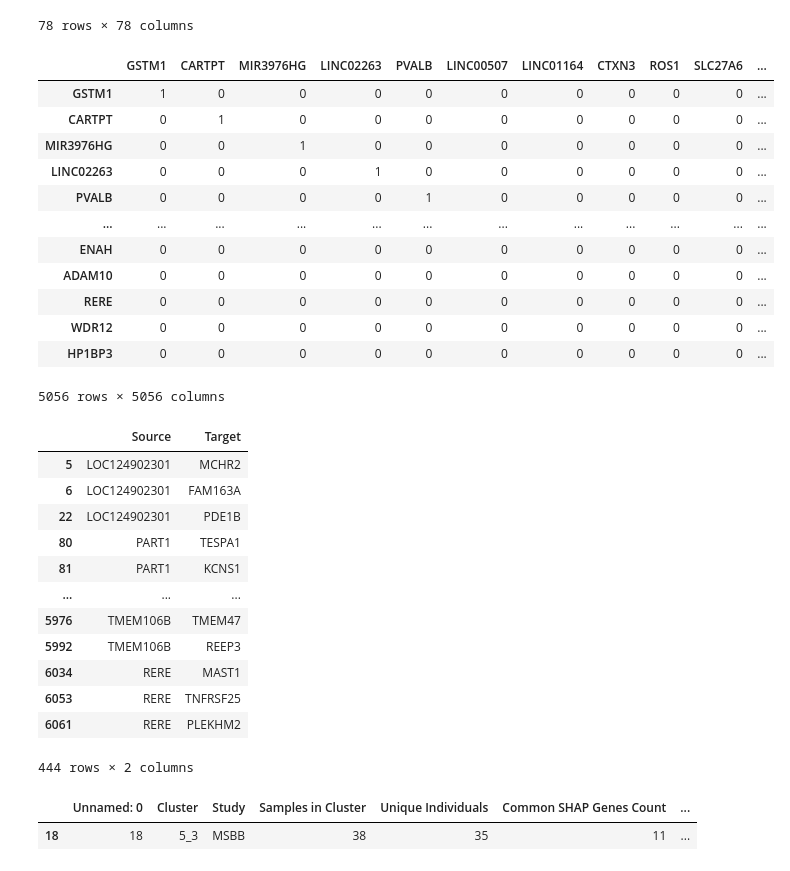
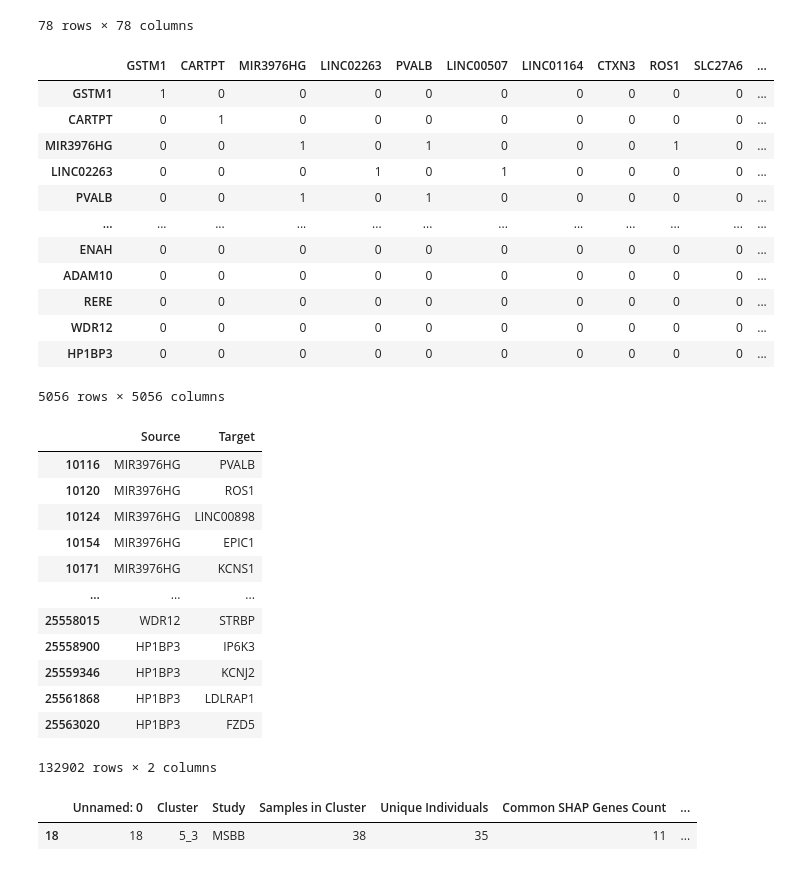
Before and after one commit to mmottaqii/AD-Biomarkers-MultiOmics, a Jupyter notebook: scripts/review_aug_26.ipynb, the cells around one changed output. Drawn from its saved outputs; the diff is of its cells as text; code cells hidden in the pictures.

```diff
--- a/scripts/review_aug_26.ipynb
+++ b/scripts/review_aug_26.ipynb
@@ -4160,15 +4036,15 @@ adjacency_df
 | RERE | 0 | 0 | 0 | 0 | 0 | 0 | 0 | 0 | 0 | 0 | ... |
 78 rows × 78 columns
 # %%
-adjacency_df = pd.read_csv("~/rnaseq_synapse/adjacency_matrix/rnaseq_synapse/adj_mat_8_2.csv", index_col=0)
+adjacency_df = pd.read_csv("~/rnaseq_synapse/adjacency_matrix/rnaseq_synapse/adj_mat_5_3.csv", index_col=0)
 adjacency_df
 # %% [output]
 |  | GSTM1 | CARTPT | MIR3976HG | LINC02263 | PVALB | LINC00507 | LINC01164 | CTXN3 | ROS1 | SLC27A6 | ... |
 | GSTM1 | 1 | 0 | 0 | 0 | 0 | 0 | 0 | 0 | 0 | 0 | ... |
 | CARTPT | 0 | 1 | 0 | 0 | 0 | 0 | 0 | 0 | 0 | 0 | ... |
-| MIR3976HG | 0 | 0 | 1 | 0 | 0 | 0 | 0 | 0 | 0 | 0 | ... |
-| LINC02263 | 0 | 0 | 0 | 1 | 0 | 0 | 0 | 0 | 0 | 0 | ... |
-| PVALB | 0 | 0 | 0 | 0 | 1 | 0 | 0 | 0 | 0 | 0 | ... |
+| MIR3976HG | 0 | 0 | 1 | 0 | 1 | 0 | 0 | 0 | 1 | 0 | ... |
+| LINC02263 | 0 | 0 | 0 | 1 | 0 | 1 | 0 | 0 | 0 | 0 | ... |
+| PVALB | 0 | 0 | 1 | 0 | 1 | 0 | 0 | 0 | 0 | 0 | ... |
 | ... | ... | ... | ... | ... | ... | ... | ... | ... | ... | ... | ... |
 | ENAH | 0 | 0 | 0 | 0 | 0 | 0 | 0 | 0 | 0 | 0 | ... |
 | ADAM10 | 0 | 0 | 0 | 0 | 0 | 0 | 0 | 0 | 0 | 0 | ... |
@@ -4196,18 +4072,18 @@ edges = edges.drop_duplicates()
 edges
 # %% [output]
 |  | Source | Target |
-| 5 | LOC124902301 | MCHR2 |
-| 6 | LOC124902301 | FAM163A |
-| 22 | LOC124902301 | PDE1B |
-| 80 | PART1 | TESPA1 |
-| 81 | PART1 | KCNS1 |
+| 10116 | MIR3976HG | PVALB |
+| 10120 | MIR3976HG | ROS1 |
+| 10124 | MIR3976HG | LINC00898 |
+| 10154 | MIR3976HG | EPIC1 |
+| 10171 | MIR3976HG | KCNS1 |
 | ... | ... | ... |
-| 5976 | TMEM106B | TMEM47 |
-| 5992 | TMEM106B | REEP3 |
-| 6034 | RERE | MAST1 |
-| 6053 | RERE | TNFRSF25 |
-| 6061 | RERE | PLEKHM2 |
+| 25558015 | WDR12 | STRBP |
+| 25558900 | HP1BP3 | IP6K3 |
+| 25559346 | HP1BP3 | KCNJ2 |
+| 25561868 | HP1BP3 | LDLRAP1 |
+| 25563020 | HP1BP3 | FZD5 |
-444 rows × 2 columns
+132902 rows × 2 columns
 # %%
 # Replace 'path_to_attribute_file.csv' with your actual file path
 attributes_df = pd.read_csv('~/rnaseq_synapse/summary_shap_gwas_intermediates_sep19.csv')
```
Also changed, not shown: parts of 20 cells of this notebook.
